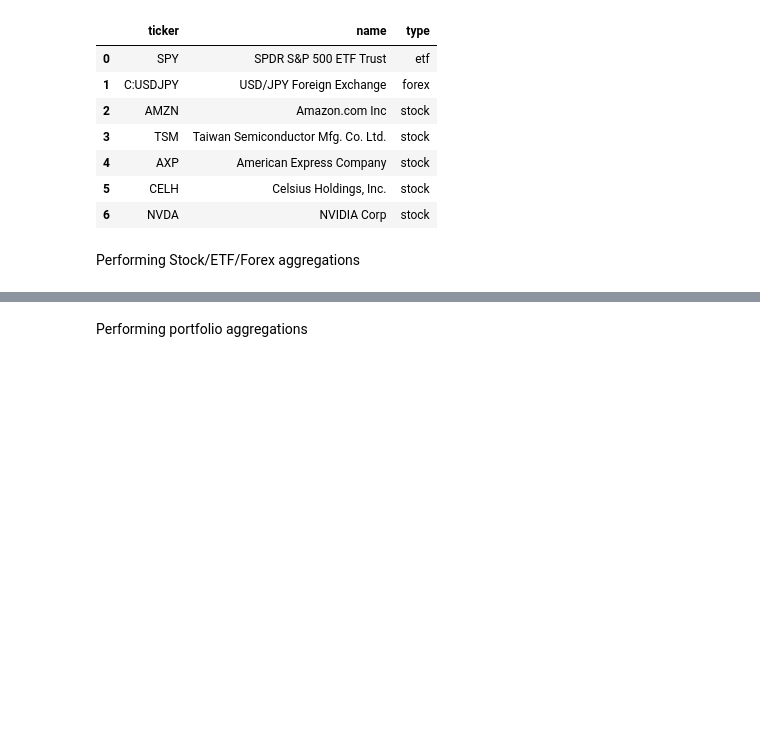
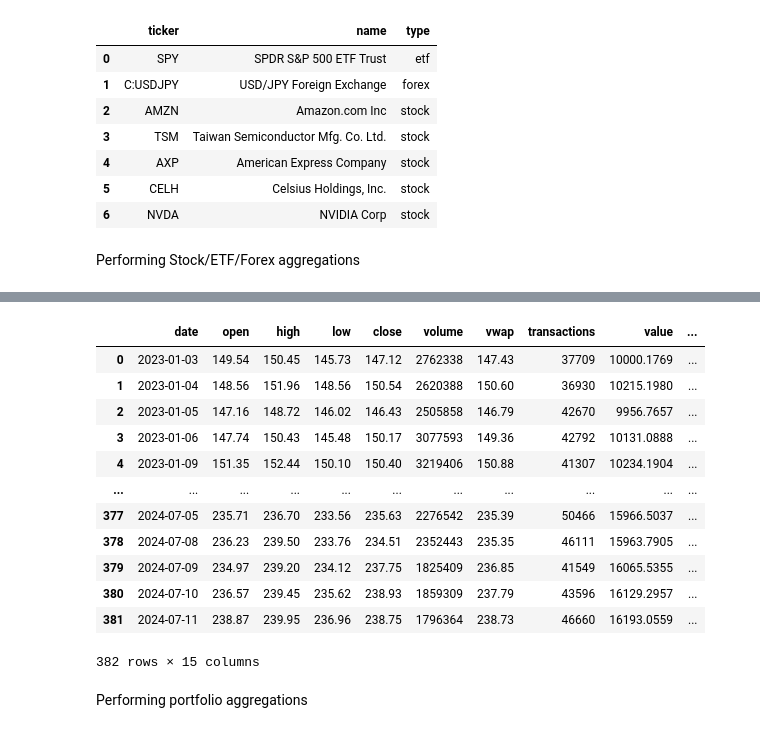
Before and after one commit to Swaxie/SkillStorm-Project-1, a Jupyter notebook: polygon_etl.ipynb, the cells around one changed output, grey strips where cells are left out. Saved outputs shown, nothing was run; the diff lists cells and outputs as text; code cells hidden in the pictures; blank space fills up the shorter version.

```diff
--- a/polygon_etl.ipynb
+++ b/polygon_etl.ipynb
@@ -278,0 +232,6 @@ USDJPY_forex_data
+# %%
+# Market Aggregations
+NDX_data['average'] = ((NDX_data['high'] + NDX_data['low'])/2).round(2)
+NDX_data['return'] = (NDX_data['average'] - NDX_data['average'].iat[0])/NDX_data['average'].iat[0]
+
+NDX_data
@@ -279,3 +252,45 @@ USDJPY_forex_data
+# %%
+def agg_stock(stock_data: pd.DataFrame, shares: float, rf: float):
+    stock_data['value'] = stock_data['vwap'] * shares.round(2)
+    stock_data['cumulative return'] = (stock_data['value'] - stock_data['value'].iat[0])/stock_data['value'].iat[0]
+    stock_data['volatility'] = stock_data['vwap'].rolling(len(stock_data),min_periods=1).std()
+    stock_data['sharpe'] = (stock_data['cumulative return'] - rf)/(stock_data['cumulative return'].rolling(len(stock_data), min_periods=1).std())
+    stock_data['10 day avg'] = stock_data['vwap'].rolling(window=10,min_periods=1).mean()
+    stock_data['100 day avg'] = stock_data['vwap'].rolling(window=100,min_periods=1).mean()
+    stock_data['beta'] = stock_data['cumulative return'].rolling(len(stock_data),min_periods=1).cov(NDX_data['return'])/stock_data['cumulative return'].rolling(len(stock_data),min_periods=1).var()
+
+    stock_data.fillna(0,inplace=True)
+# %%
+#interest rate of a 3 year bond
+rf = 0.0546
+
+agg_stock(SPY_etf_data, SPY_shares, rf)
+agg_stock(AMZN_stock_data, AMZN_shares, rf)
+agg_stock(TSM_stock_data, TSM_shares, rf)
+agg_stock(AXP_stock_data, AXP_shares, rf)
+agg_stock(CELH_stock_data, CELH_shares, rf)
+agg_stock(NVDA_stock_data, NVDA_shares, rf)
+
+USDJPY_forex_data['value'] = (USDJPY_forex_data['vwap'] * USDJPY_shares).round(2)
+USDJPY_forex_data['cumulative return'] = (USDJPY_forex_data['value'] - USDJPY_forex_data['value'].iat[0])/USDJPY_forex_data['value'].iat[0]
+USDJPY_forex_data['percent change'] = USDJPY_forex_data['value'].pct_change()
+USDJPY_forex_data.fillna(0, inplace=True)
+
+AXP_stock_data
+# %% [output]
+|  | date | open | high | low | close | volume | vwap | transactions | value | ... |
+| 0 | 2023-01-03 | 149.54 | 150.45 | 145.73 | 147.12 | 2762338 | 147.43 | 37709 | 10000.1769 | ... |
+| 1 | 2023-01-04 | 148.56 | 151.96 | 148.56 | 150.54 | 2620388 | 150.60 | 36930 | 10215.1980 | ... |
+| 2 | 2023-01-05 | 147.16 | 148.72 | 146.02 | 146.43 | 2505858 | 146.79 | 42670 | 9956.7657 | ... |
+| 3 | 2023-01-06 | 147.74 | 150.43 | 145.48 | 150.17 | 3077593 | 149.36 | 42792 | 10131.0888 | ... |
+| 4 | 2023-01-09 | 151.35 | 152.44 | 150.10 | 150.40 | 3219406 | 150.88 | 41307 | 10234.1904 | ... |
+| ... | ... | ... | ... | ... | ... | ... | ... | ... | ... | ... |
+| 377 | 2024-07-05 | 235.71 | 236.70 | 233.56 | 235.63 | 2276542 | 235.39 | 50466 | 15966.5037 | ... |
+| 378 | 2024-07-08 | 236.23 | 239.50 | 233.76 | 234.51 | 2352443 | 235.35 | 46111 | 15963.7905 | ... |
+| 379 | 2024-07-09 | 234.97 | 239.20 | 234.12 | 237.75 | 1825409 | 236.85 | 41549 | 16065.5355 | ... |
+| 380 | 2024-07-10 | 236.57 | 239.45 | 235.62 | 238.93 | 1859309 | 237.79 | 43596 | 16129.2957 | ... |
+| 381 | 2024-07-11 | 238.87 | 239.95 | 236.96 | 238.75 | 1796364 | 238.73 | 46660 | 16193.0559 | ... |
+382 rows × 15 columns
 # %% [markdown]
 Performing portfolio aggregations
 # %%
```
Also changed, not shown: parts of 17 cells of this notebook, 14 other files.
